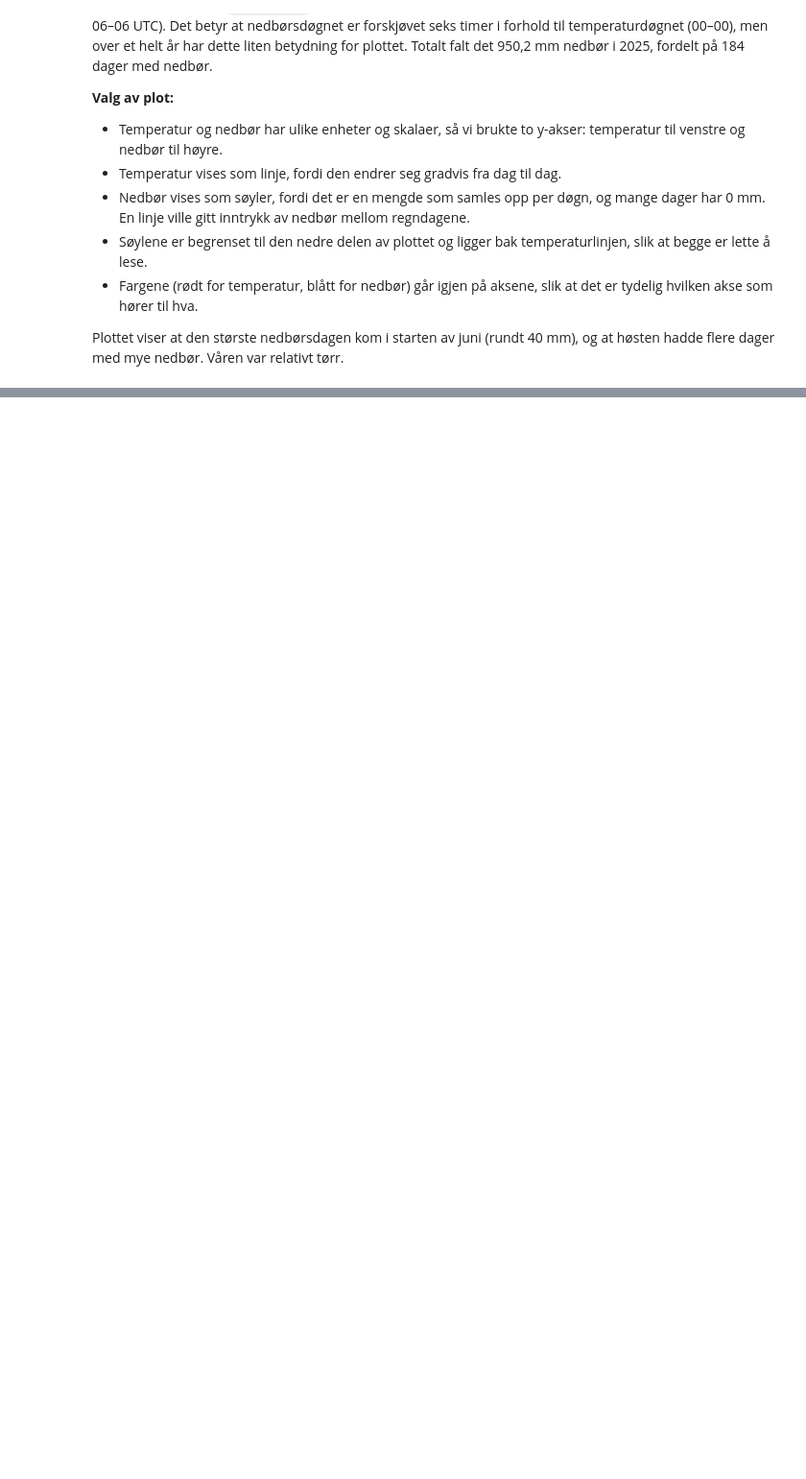
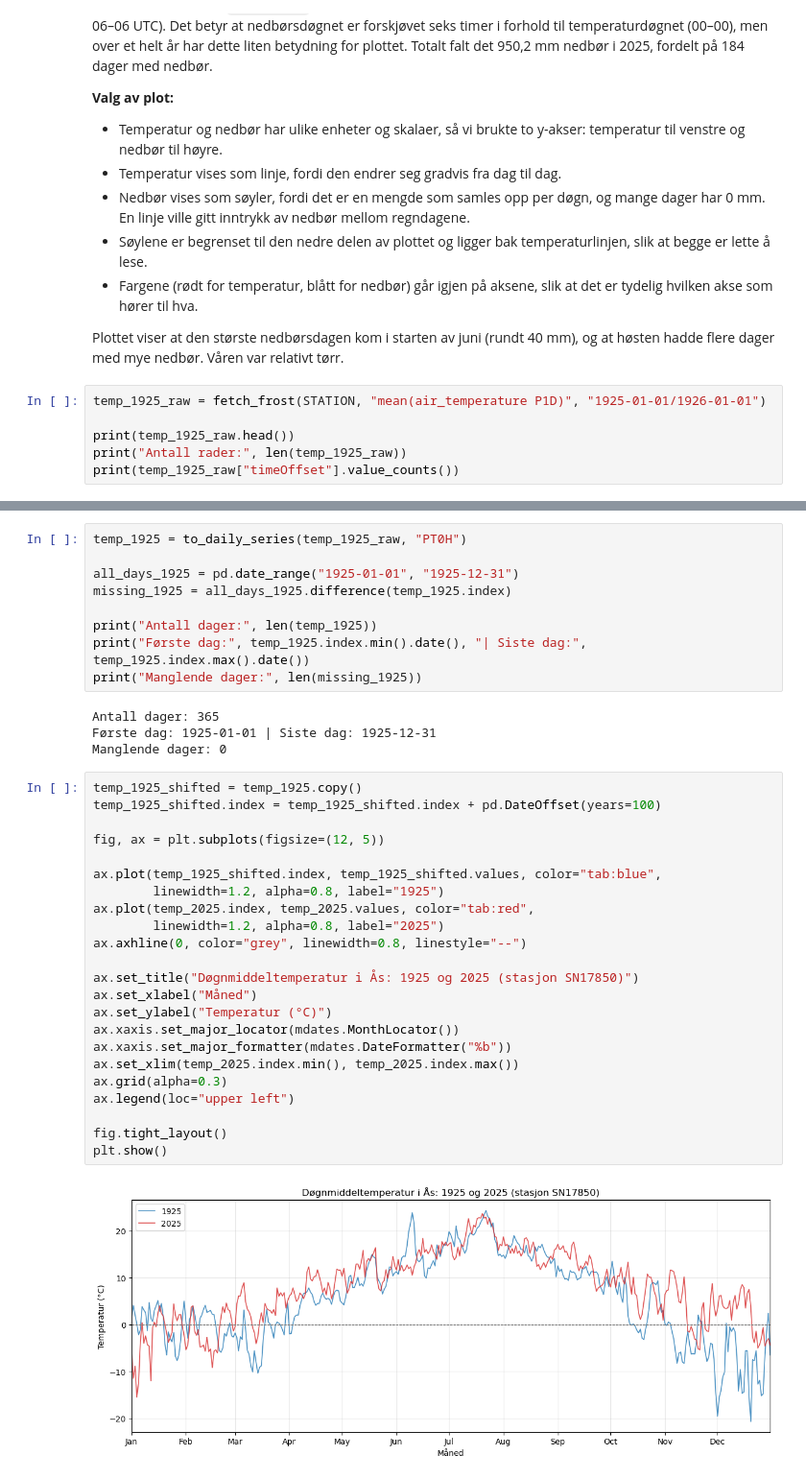
Before and after one commit to Sommerogsol123/inf201-deliverable1, a Jupyter notebook: deliverable1.ipynb, the cells around one changed output, grey strips where cells are left out. Shown at 96% size. Saved outputs shown, nothing was run; the diff lists cells and outputs as text; blank space fills up the shorter version.

Commit message:
Oppgave 3: sammenligning av temperatur 1925 og 2025

```diff
--- a/deliverable1.ipynb
+++ b/deliverable1.ipynb
@@ -232,3 +232,9 @@ har dette liten betydning for plottet. Totalt falt det 950,2 mm nedbør i 2025,
 
 Plottet viser at den største nedbørsdagen kom i starten av juni (rundt 40 mm), og at høsten hadde flere
 dager med mye nedbør. Våren var relativt tørr.
+# %%
+temp_1925_raw = fetch_frost(STATION, "mean(air_temperature P1D)", "1925-01-01/1926-01-01")
+
+print(temp_1925_raw.head())
+print("Antall rader:", len(temp_1925_raw))
+print(temp_1925_raw["timeOffset"].value_counts())
@@ -234,0 +252,38 @@ dager med mye nedbør. Våren var relativt tørr.
+# %%
+temp_1925 = to_daily_series(temp_1925_raw, "PT0H")
+
+all_days_1925 = pd.date_range("1925-01-01", "1925-12-31")
+missing_1925 = all_days_1925.difference(temp_1925.index)
+
+print("Antall dager:", len(temp_1925))
+print("Første dag:", temp_1925.index.min().date(), "| Siste dag:", temp_1925.index.max().date())
+print("Manglende dager:", len(missing_1925))
+# %% [output]
+Antall dager: 365
+Første dag: 1925-01-01 | Siste dag: 1925-12-31
+Manglende dager: 0
+# %%
+temp_1925_shifted = temp_1925.copy()
+temp_1925_shifted.index = temp_1925_shifted.index + pd.DateOffset(years=100)
+
+fig, ax = plt.subplots(figsize=(12, 5))
+
+ax.plot(temp_1925_shifted.index, temp_1925_shifted.values, color="tab:blue",
+        linewidth=1.2, alpha=0.8, label="1925")
+ax.plot(temp_2025.index, temp_2025.values, color="tab:red",
+        linewidth=1.2, alpha=0.8, label="2025")
+ax.axhline(0, color="grey", linewidth=0.8, linestyle="--")
+
+ax.set_title("Døgnmiddeltemperatur i Ås: 1925 og 2025 (stasjon SN17850)")
+ax.set_xlabel("Måned")
+ax.set_ylabel("Temperatur (°C)")
+ax.xaxis.set_major_locator(mdates.MonthLocator())
+ax.xaxis.set_major_formatter(mdates.DateFormatter("%b"))
+ax.set_xlim(temp_2025.index.min(), temp_2025.index.max())
+ax.grid(alpha=0.3)
+ax.legend(loc="upper left")
+
+fig.tight_layout()
+plt.show()
+# %% [output]
+[figure, added]
```
Also changed, not shown: parts of 3 cells of this notebook.
